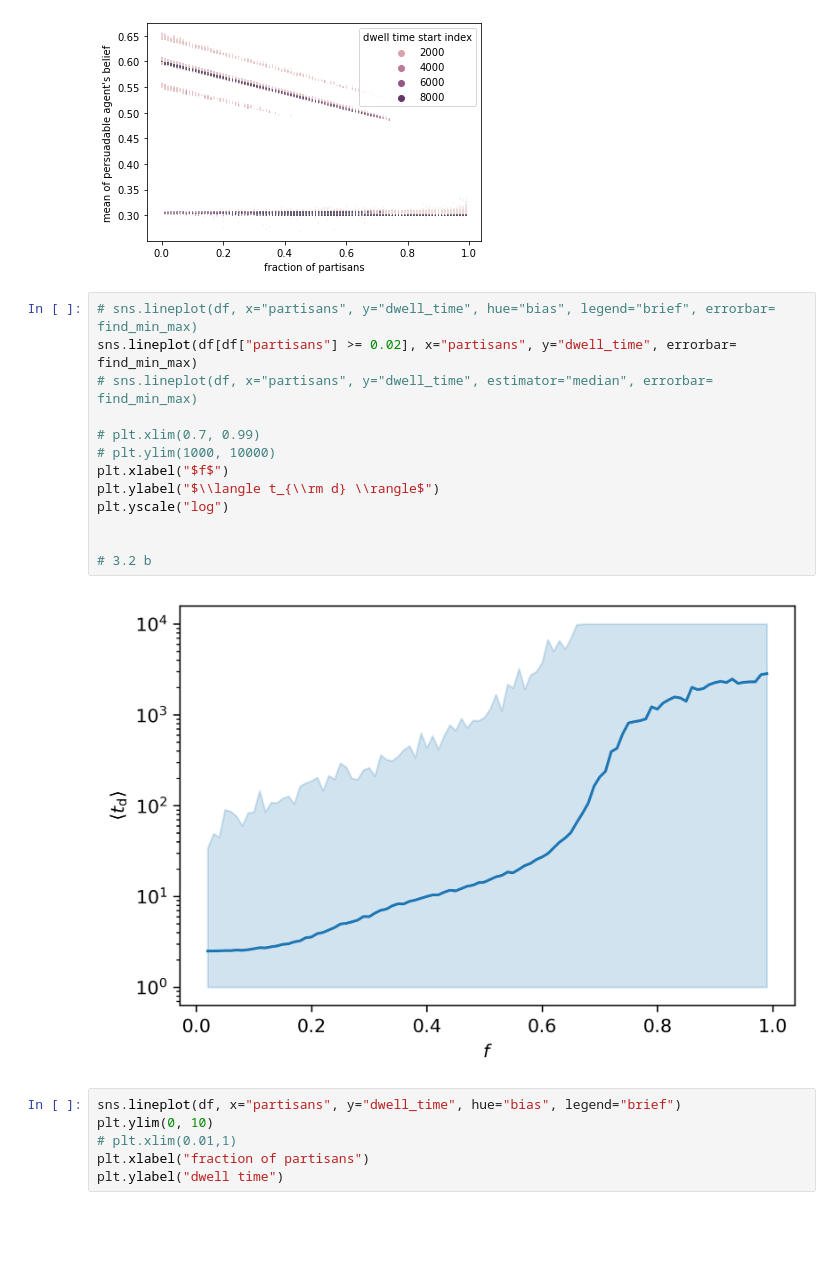
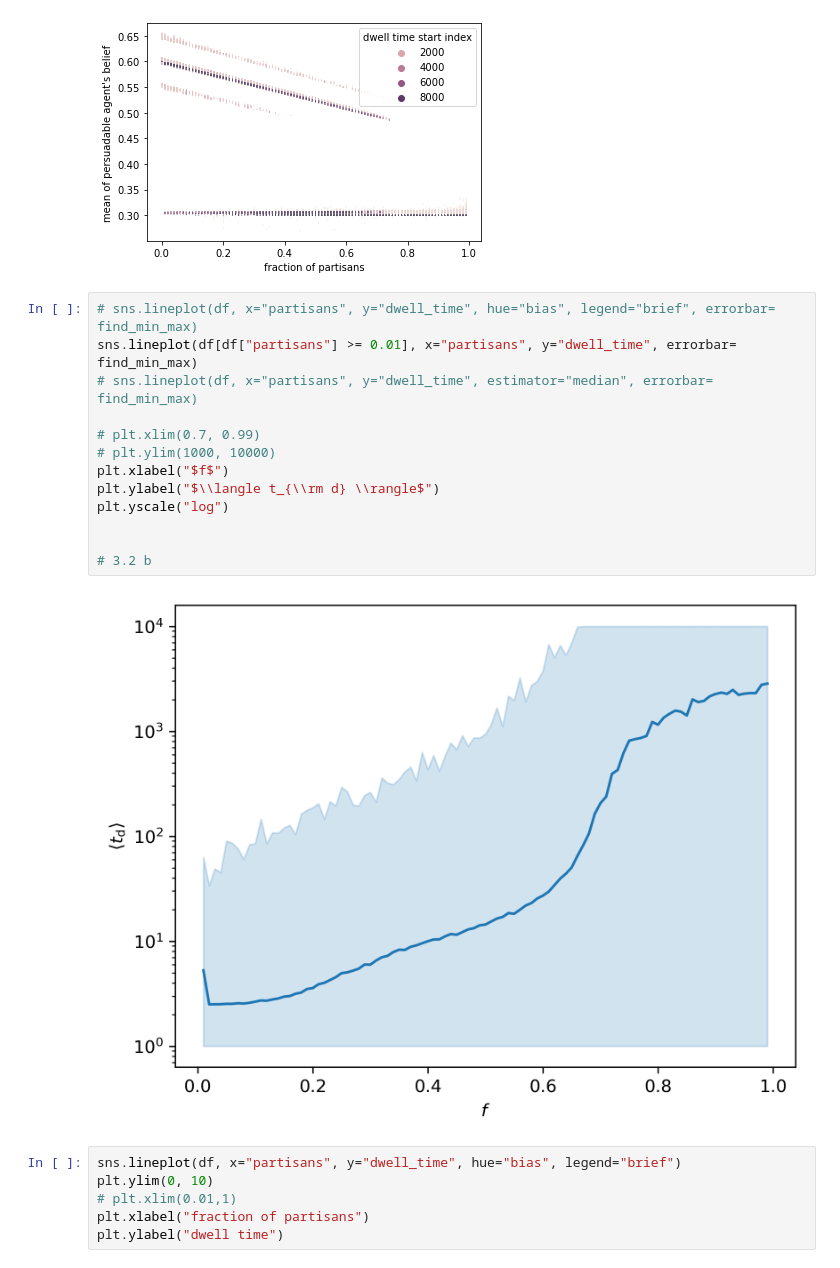
Before and after one commit to YutongB/Opinion-Dynamics, a Jupyter notebook: notebooks/fracpartisan.ipynb, the cells around one changed output. Cells and saved outputs as stored; diff of their text form; blank space fills up the shorter version.

```diff
--- a/notebooks/fracpartisan.ipynb
+++ b/notebooks/fracpartisan.ipynb
@@ -229,19 +229,19 @@ plt.legend(title = "dwell time start index")
 [figure]
 # %%
 # sns.lineplot(df, x="partisans", y="dwell_time", hue="bias", legend="brief", errorbar= find_min_max)
-sns.lineplot(df[df["partisans"] >= 0.02], x="partisans", y="dwell_time", errorbar= find_min_max)
+sns.lineplot(df[df["partisans"] >= 0.01], x="partisans", y="dwell_time", errorbar= find_min_max)
 # sns.lineplot(df, x="partisans", y="dwell_time", estimator="median", errorbar= find_min_max)
 
 # plt.xlim(0.7, 0.99)
 # plt.ylim(1000, 10000)
 plt.xlabel("$f$")
 plt.ylabel("$\\langle t_{\\rm d} \\rangle$")
 plt.yscale("log")
 
 
 # 3.2 b
 # %% [output]
-[figure, old version]
+[figure, new version]
 # %%
 sns.lineplot(df, x="partisans", y="dwell_time", hue="bias", legend="brief")
 plt.ylim(0, 10)
```
Also changed, not shown: parts of 9 cells of this notebook, 12 other files.
